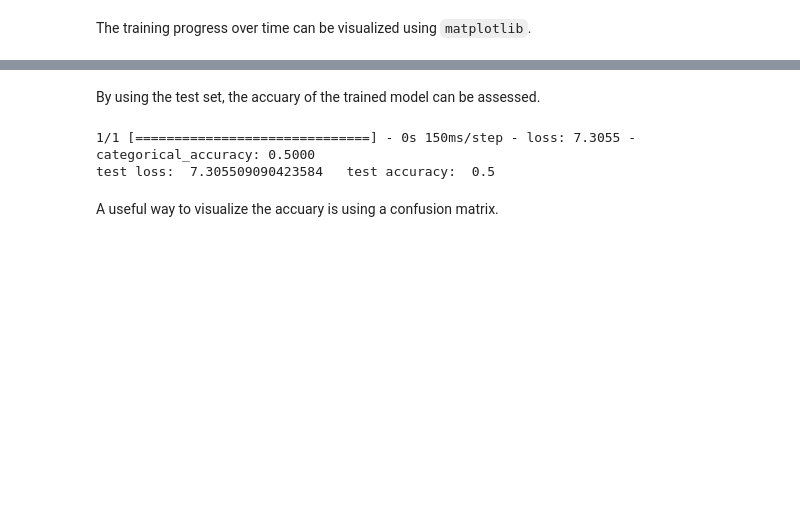
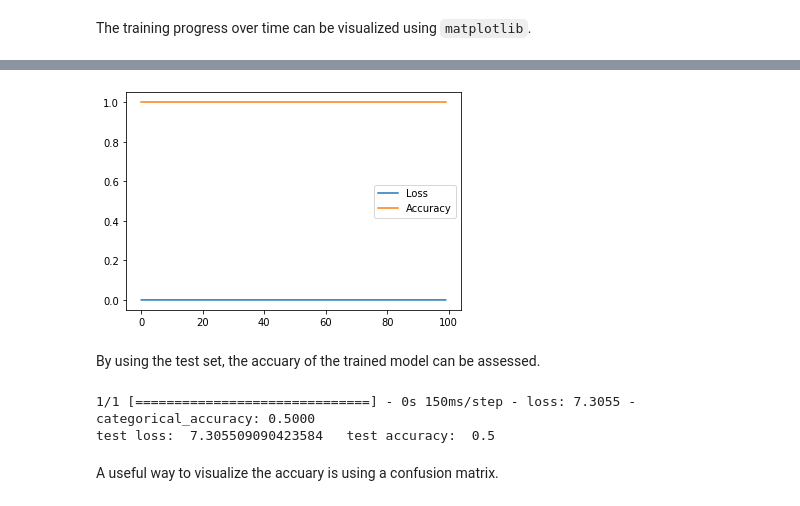
Before and after one commit to kiview/winkie, a Jupyter notebook: 04_ml.ipynb, the cells around one changed output, grey strips where cells are left out. Drawn from its saved outputs; the diff is of its cells as text; code cells hidden in the pictures; blank space fills up the shorter version.

```diff
--- a/04_ml.ipynb
+++ b/04_ml.ipynb
@@ -165,5 +208,10 @@ hist = model.fit(x_train,
         y_train,
         batch_size=32,
         epochs=100)
+
+hist_lstm = model.fit(x_train,
+        y_train,
+        batch_size=32,
+        epochs=100)
 # %% [output]
 Epoch 1/100
@@ -197,3 +265,10 @@ plt.show()
+# %%
+plt.plot(hist_lstm.history['loss'], label="Loss")
+plt.plot(hist_lstm.history['categorical_accuracy'], label="Accuracy")
+plt.legend()
+plt.show()
+# %% [output]
+[figure, added]
 # %% [markdown]
 By using the test set, the accuary of the trained model can be assessed.
 # %%
```
Also changed, not shown: parts of 6 cells of this notebook, 16 other files.
